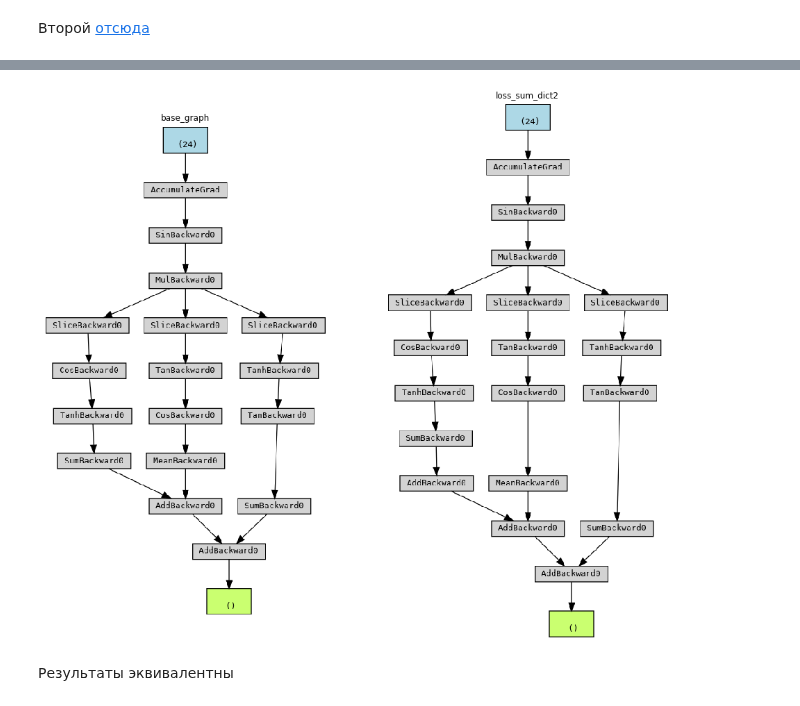
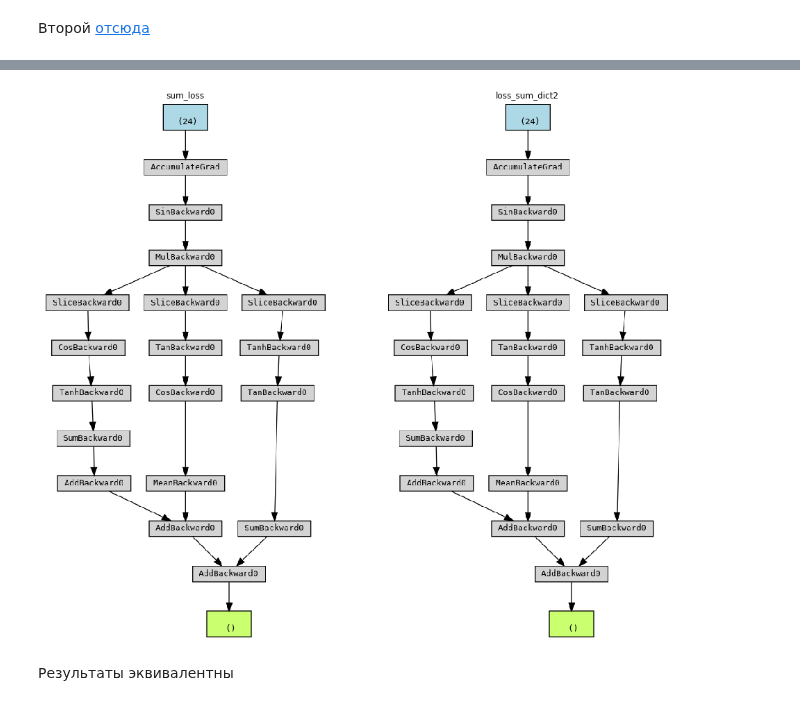
Before and after one commit to Chularev/articles, a Jupyter notebook: torch_losses_sum.ipynb, the cells around one changed output, grey strips where cells are left out. Cells and saved outputs as stored; diff of their text form; code cells hidden in the pictures.

```diff
--- a/torch_losses_sum.ipynb
+++ b/torch_losses_sum.ipynb
@@ -282,9 +300,9 @@ compare_with_base_graph('loss_sum_dict')
 # %%
 save_graph_to_png(loss_sum2, 'loss_sum_dict2')
-# %%
-compare_with_base_graph('loss_sum_dict2')
-# %% [output]
-[figure, removed]
+# %%
+compare_graphs('sum_loss','loss_sum_dict2')
+# %% [output]
+[figure, added]
 # %% [markdown]
 Результаты эквивалентны
 # %% [markdown]
```
Also changed, not shown: parts of 12 cells of this notebook.
